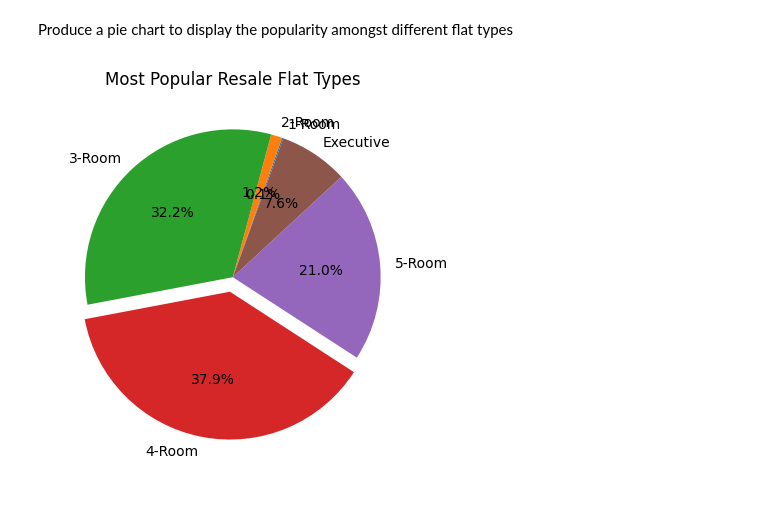
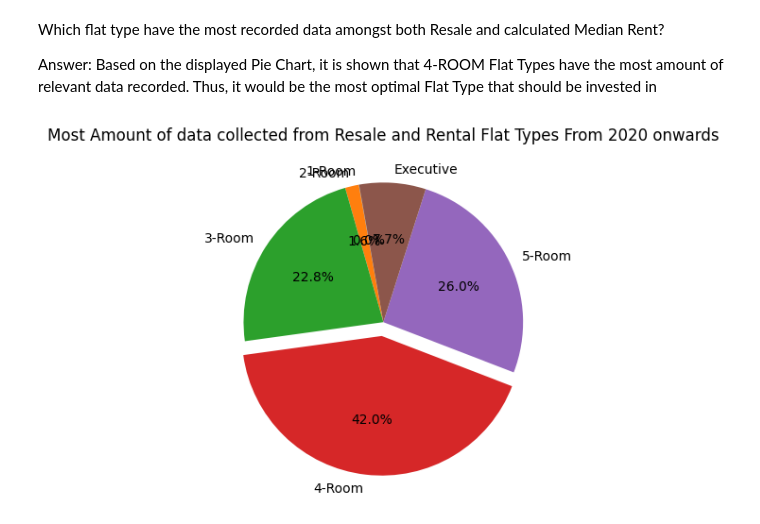
Before and after one commit to yuuuu7/PDAS, a Jupyter notebook: PDS Assignment/ccb.ipynb, the cells around one changed output. Saved outputs shown, nothing was run; the diff lists cells and outputs as text; code cells hidden in the pictures.

```diff
--- a/PDS Assignment/ccb.ipynb
+++ b/PDS Assignment/ccb.ipynb
@@ -29,5 +63,7 @@ concatenated_data = np.concatenate((data1, data2, data3, data4, data5))
-# %% [markdown]
-Produce a pie chart to display the popularity amongst different flat types
+# %% [markdown]
+Which flat type have the most recorded data amongst both Resale and calculated Median Rent?
+
+Answer: Based on the displayed Pie Chart, it is shown that 4-ROOM Flat Types have the most amount of relevant data recorded. Thus, it would be the most optimal Flat Type that should be invested in
 # %%
 keyword1 = '1 ROOM'
 keyword2 = '2 ROOM'
@@ -36,7 +72,16 @@ keyword4 = '4 ROOM'
 keyword5 = '5 ROOM'
 keyword6 = 'EXECUTIVE'
 
+
+keyword7 = '1-RM'
+keyword8 = '2-RM'
+keyword9 = '3-RM'
+keyword10 = '4-RM'
+keyword11 = '5-RM'
+keyword12 = 'EXEC'
+
 #data1
+"""
 data1_1flat = data1[data1['flat_type'] == keyword1]
 data1_2flat = data1[data1['flat_type'] == keyword2]
 data1_3flat = data1[data1['flat_type'] == keyword3]
@@ -54,43 +99,79 @@ data2_Exec = data2[data2['flat_type'] == keyword6]
 
 #data3
 data3_1flat = data3[data3['flat_type'] == keyword1]
 data3_2flat = data3[data3['flat_type'] == keyword2]
 data3_3flat = data3[data3['flat_type'] == keyword3]
 data3_4flat = data3[data3['flat_type'] == keyword4]
 data3_5flat = data3[data3['flat_type'] == keyword5]
 data3_Exec = data3[data3['flat_type'] == keyword6]
 
 #data4
 data4_1flat = data4[data4['flat_type'] == keyword1]
 data4_2flat = data4[data4['flat_type'] == keyword2]
 data4_3flat = data4[data4['flat_type'] == keyword3]
 data4_4flat = data4[data4['flat_type'] == keyword4]
 data4_5flat = data4[data4['flat_type'] == keyword5]
-data4_Exec = data4[data4['flat_type'] == keyword6]
+data4_Exec = data4[data4['flat_type'] == keyword6] """
 
 #data5
-data5_1flat = data5[data5['flat_type'] == keyword1]
+''' data5_1flat = data5[data5['flat_type'] == keyword1]
 data5_2flat = data5[data5['flat_type'] == keyword2]
 data5_3flat = data5[data5['flat_type'] == keyword3]
 data5_4flat = data5[data5['flat_type'] == keyword4]
 data5_5flat = data5[data5['flat_type'] == keyword5]
-data5_Exec = data5[data5['flat_type'] == keyword6]
+data5_Exec = data5[data5['flat_type'] == keyword6] '''
+
+#Only using data from 2020 and onwards because they are the most recent and relevant data
+
+#data5
+arr = []
+for i in range(len(data5)):
+    if '2020' in data5[i]['month'] or '2021' in data5[i]['month'] or '2022' in data5[i]['month']:
+        arr.append(data5[i])
+    else:
+        i = i
+
+np_arr = np.array(arr)
+
+data5_1flat = np_arr[np_arr['flat_type'] == keyword1]
+data5_2flat = np_arr[np_arr['flat_type'] == keyword2]
+data5_3flat = np_arr[np_arr['flat_type'] == keyword3]
+data5_4flat = np_arr[np_arr['flat_type'] == keyword4]
+data5_5flat = np_arr[np_arr['flat_type'] == keyword5]
+data5_Exec = np_arr[np_arr['flat_type'] == keyword6]
+
+#data6
+arr2 = []
+for i in range(len(data6)):
+    if ('2020' in data6[i]['quarter'] or '2021' in data6[i]['quarter'] or '2022' in data6[i]['quarter']) and (data6[i]['median_rent'] != 'NA'):
+        arr2.append(data6[i])
+    else:
+        i = i
+
+np_arr_2 = np.array(arr2)
+
+data6_1flat = np_arr_2[np_arr_2['flat_type'] == keyword7]
+data6_2flat = np_arr_2[np_arr_2['flat_type'] == keyword8]
+data6_3flat = np_arr_2[np_arr_2['flat_type'] == keyword9]
+data6_4flat = np_arr_2[np_arr_2['flat_type'] == keyword10]
+data6_5flat = np_arr_2[np_arr_2['flat_type'] == keyword11]
+data6_Exec = np_arr_2[np_arr_2['flat_type'] == keyword12]
 
 
-total_1_room_flat_resale_flats = len(data1_1flat) + len(data2_1flat) + len(data3_1flat) + len(data4_1flat) + len(data5_1flat)
-total_2_room_flat_resale_flats = len(data1_2flat) + len(data2_2flat) + len(data3_2flat) + len(data4_2flat) + len(data5_2flat)
-total_3_room_flat_resale_flats = len(data1_3flat) + len(data2_3flat) + len(data3_3flat) + len(data4_3flat) + len(data5_3flat)
-total_4_room_flat_resale_flats = len(data1_4flat) + len(data2_4flat) + len(data3_4flat) + len(data4_4flat) + len(data5_4flat)
-total_5_room_flat_resale_flats = len(data1_5flat) + len(data2_5flat) + len(data3_5flat) + len(data4_5flat) + len(data5_5flat)
-total_exec_flat_resale_flats = len(data1_Exec) + len(data2_Exec) + len(data3_Exec) + len(data4_Exec) + len(data5_Exec)
+total_1_room_flat_resales_and_median_rent_by_quarters = len(data5_1flat) + len(data6_1flat)
+total_2_room_flat_resales_and_median_rent_by_quarters = len(data5_2flat) + len(data6_2flat)
+total_3_room_flat_resales_and_median_rent_by_quarters = len(data5_3flat) + len(data6_3flat)
+total_4_room_flat_resales_and_median_rent_by_quarters = len(data5_4flat) + len(data6_4flat)
+total_5_room_flat_resales_and_median_rent_by_quarters = len(data5_5flat) + len(data6_5flat)
+total_exec_room_flat_resales_and_median_rent_by_quarters = len(data5_Exec) + len(data6_Exec)
 
 
 flat_types = ['1-Room', '2-Room','3-Room','4-Room','5-Room','Executive']
-resale_counts = [total_1_room_flat_resale_flats,total_2_room_flat_resale_flats,total_3_room_flat_resale_flats,total_4_room_flat_resale_flats,total_5_room_flat_resale_flats,total_exec_flat_resale_flats]
+room_type_counts = [total_1_room_flat_resales_and_median_rent_by_quarters,total_2_room_flat_resales_and_median_rent_by_quarters,total_3_room_flat_resales_and_median_rent_by_quarters,total_4_room_flat_resales_and_median_rent_by_quarters,total_5_room_flat_resales_and_median_rent_by_quarters,total_exec_room_flat_resales_and_median_rent_by_quarters]
 explode = [0,0,0,0.1,0,0]
 
-plt.pie(resale_counts, labels=flat_types, autopct='%1.1f%%', startangle=70, explode=explode)
-plt.title('Most Popular Resale Flat Types')
+plt.pie(room_type_counts, labels=flat_types, autopct='%1.1f%%', startangle=100, explode=explode)
+plt.title('Most Amount of data collected from Resale and Rental Flat Types From 2020 onwards')
 plt.show()
 # %% [output]
-[figure, old version]
+[figure, new version]
```
Also changed, not shown: parts of 6 cells of this notebook, 4 other files.
